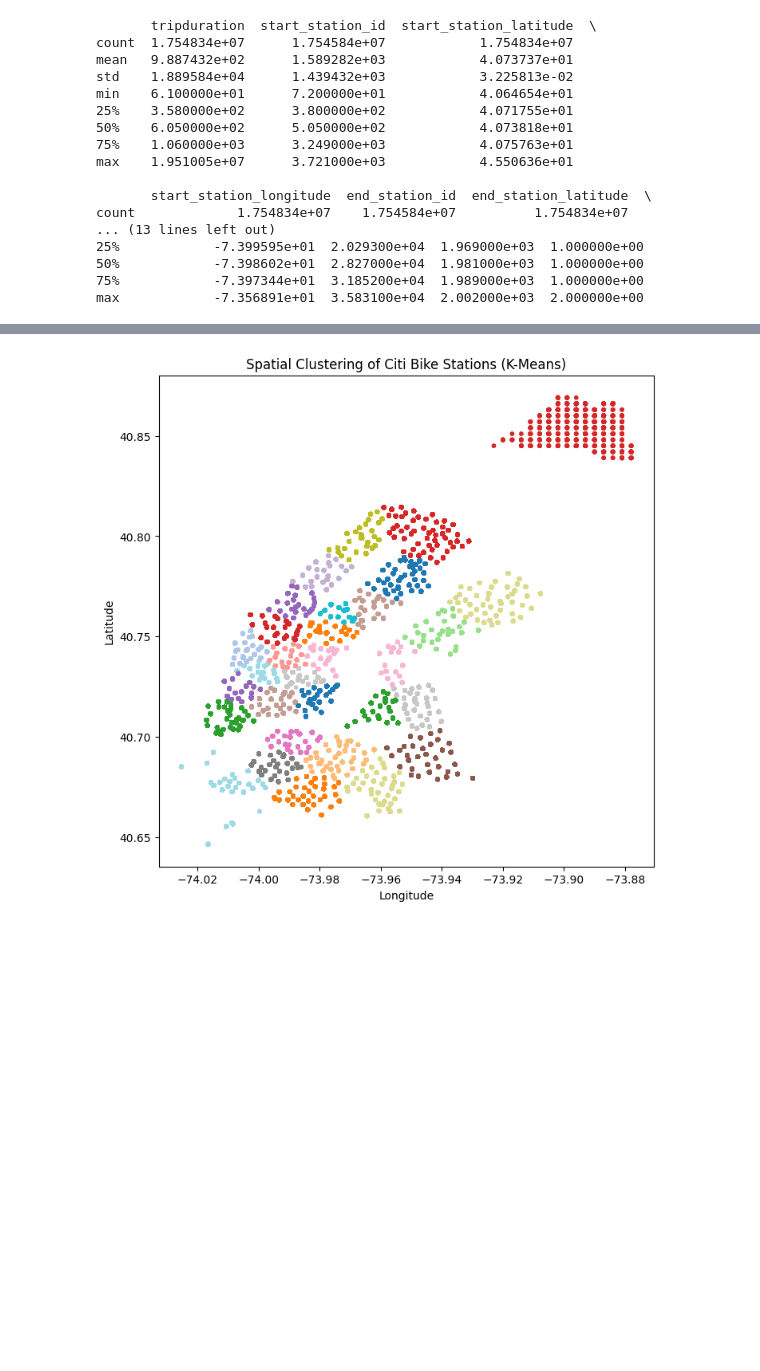
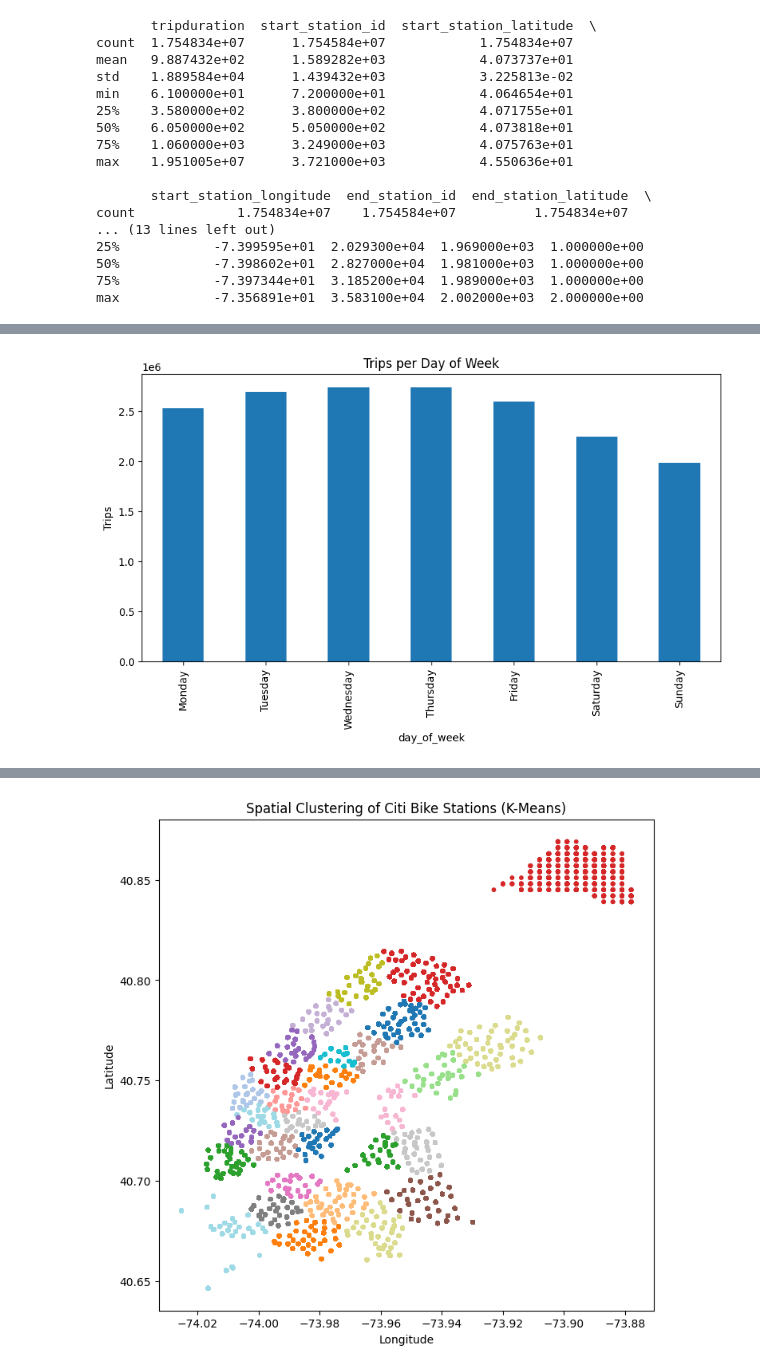
Before and after one commit to jsp566/Intro-to-Business-Analytics-project, a Jupyter notebook: Project.ipynb, the cells around one changed output, grey strips where cells are left out. Saved outputs shown, nothing was run; the diff lists cells and outputs as text; code cells hidden in the pictures; blank space fills up the shorter version.

```diff
--- a/Project.ipynb
+++ b/Project.ipynb
@@ -90,0 +142,12 @@ coordinates_station = df1[['start_station_id','start_station_latitude','start_st
+# %%
+weekly = df1.groupby('day_of_week').size().reindex(
+    ["Monday", "Tuesday", "Wednesday", "Thursday", "Friday", "Saturday", "Sunday"]
+)
+
+plt.figure(figsize=(10,5))
+weekly.plot(kind='bar')
+plt.title("Trips per Day of Week")
+plt.ylabel("Trips")
+plt.show()
+# %% [output]
+[figure, added]
```
Also changed, not shown: parts of 19 cells of this notebook.
